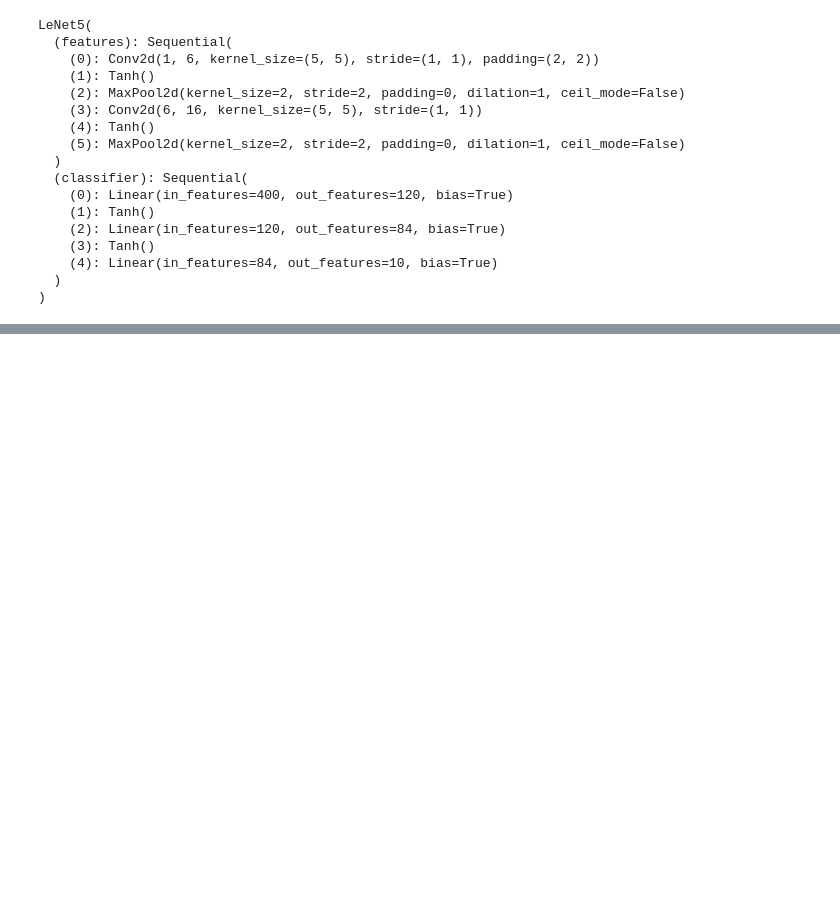
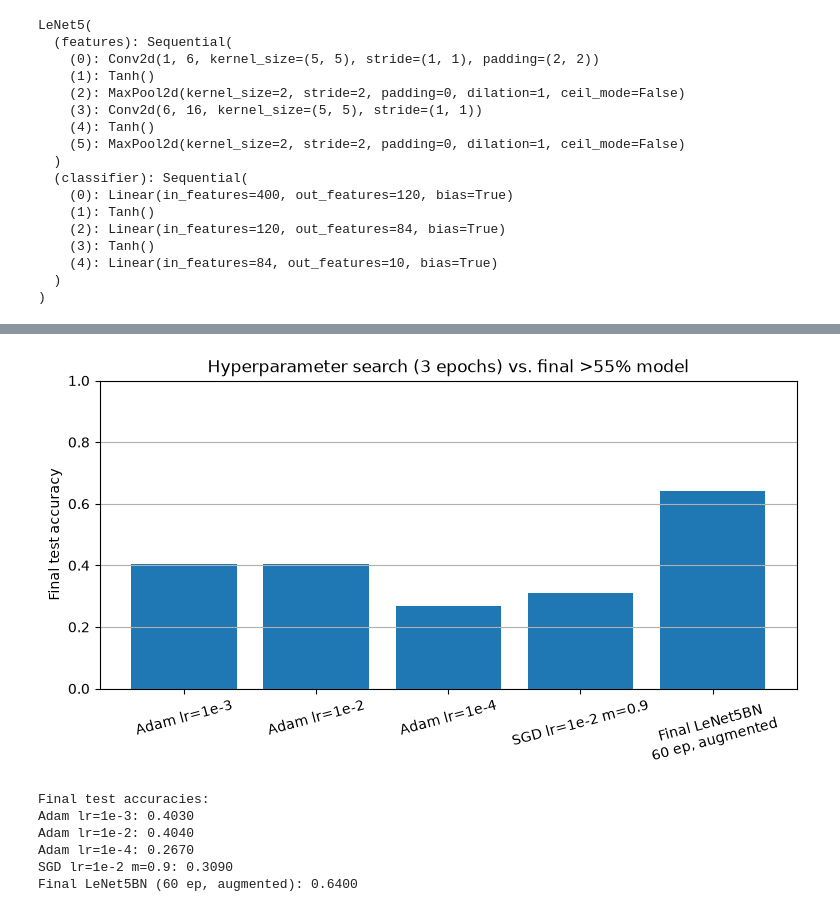
Before and after one commit to SAMMYBOOOOM/Rice-COMP576, a Jupyter notebook: Assignment/A2/part1_cifar10.ipynb, the cells around one changed output, grey strips where cells are left out. Cells and saved outputs as stored; diff of their text form; code cells hidden in the pictures; blank space fills up the shorter version.

```diff
--- a/Assignment/A2/part1_cifar10.ipynb
+++ b/Assignment/A2/part1_cifar10.ipynb
@@ -511,0 +609,25 @@ A learning rate that is too small (1e-4) converges too slowly within a short bud
+# %%
+# Combined bar chart: 3-epoch hyperparameter search + final 60-epoch model
+# (best_acc is defined in the "Final CIFAR-10 run" cell above; make sure that cell ran first)
+tags  = list(histories.keys()) + ['Final LeNet5BN\n60 ep, augmented']
+vals  = [histories[t]['test_acc'][-1] for t in histories.keys()] + [best_acc]
+
+plt.figure(figsize=(9, 4))
+plt.bar(tags, vals)
+plt.ylabel('Final test accuracy')
+plt.title('Hyperparameter search (3 epochs) vs. final >55% model')
+plt.xticks(rotation=15); plt.ylim(0, 1); plt.grid(axis='y')
+plt.show()
+
+print("\nFinal test accuracies:")
+for t, h in histories.items():
+    print(f"{t}: {h['test_acc'][-1]:.4f}")
+print(f"Final LeNet5BN (60 ep, augmented): {best_acc:.4f}")
+# %% [output]
+[figure, added]
+Final test accuracies:
+Adam lr=1e-3: 0.4030
+Adam lr=1e-2: 0.4040
+Adam lr=1e-4: 0.2670
+SGD lr=1e-2 m=0.9: 0.3090
+Final LeNet5BN (60 ep, augmented): 0.6400
```
Also changed, not shown: parts of 16 cells of this notebook, 10 other files.
